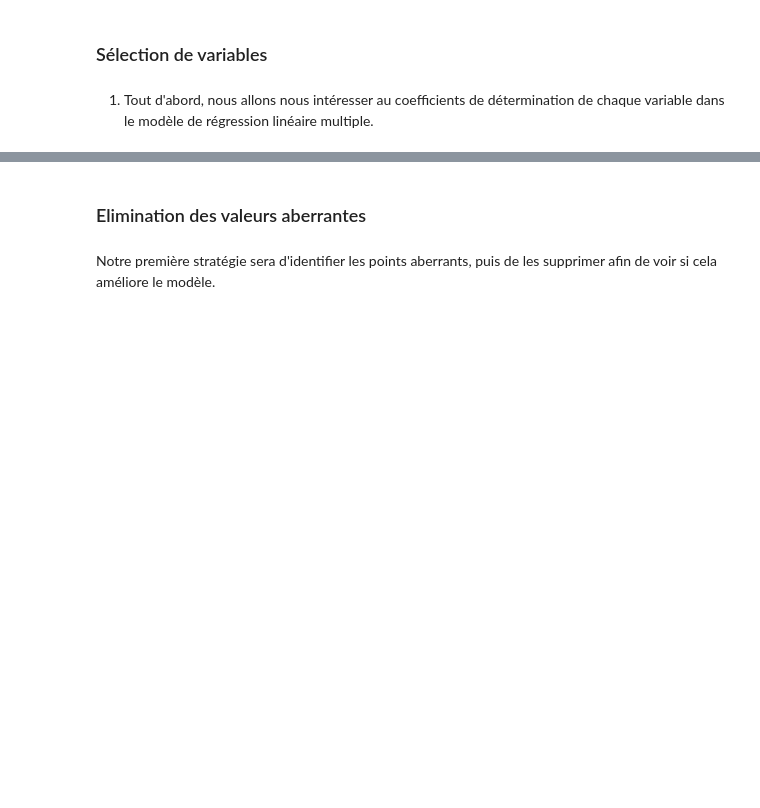
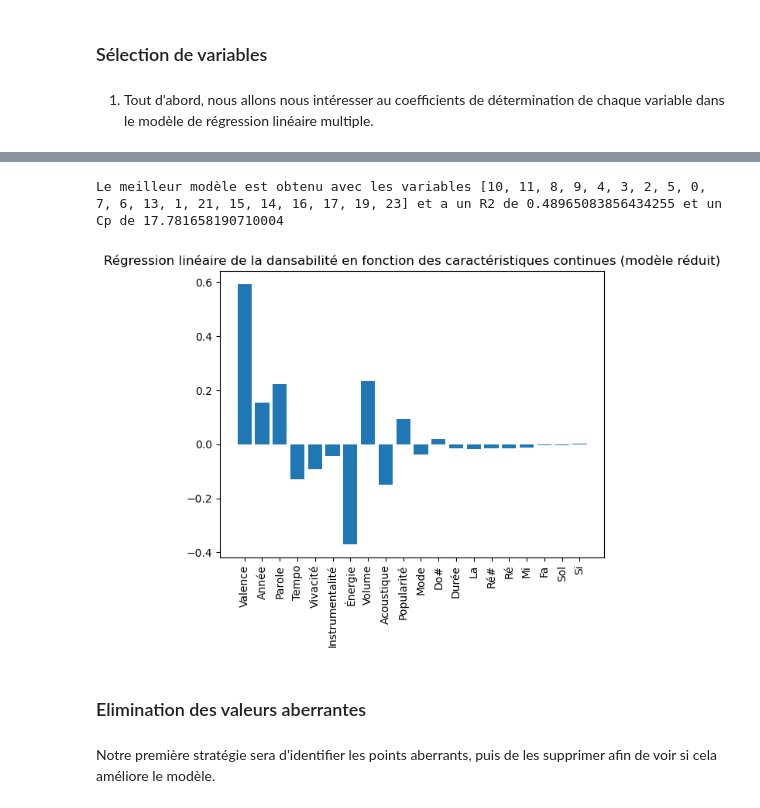
Before and after one commit to AlixANNERAUD/Music_danceability_prediction, a Jupyter notebook: Projet.ipynb, the cells around one changed output, grey strips where cells are left out. Drawn from its saved outputs; the diff is of its cells as text; code cells hidden in the pictures; blank space fills up the shorter version.

```diff
--- a/Projet.ipynb
+++ b/Projet.ipynb
@@ -391,9 +399,13 @@ def Get_Cp_Mallows(n, pi, v, S2):
 # %%
 def Forward_Selection(X, Y):
+    n, p = X.shape
+
     var_in = []
     var_out = [x for x in range(p)]
     R2_all_models = []
     Cp = []
+
+    Selected_Variables = []
 
     _, _, s2_complet = Linear_Regression(X, Y, Return_Residual_Error=True)
 
@@ -415,20 +427,42 @@ def Forward_Selection(X, Y):
         ind = np.argmin(s2_i)
         R2_all_models.append(R2_i[ind])
 
-
         # - Ajout du meilleur modèle à la liste des modèles
 
-        pi = X[:, liste_variables_courante].shape[1] - 1
+        #pi = len(var_in) + 1
+        pi = X[:, liste_variables_courante].shape[1] + 1
+
+        #pi = len(liste_variables_courante)
         #pi = X_courant.shape[1]
 
-        Cp.append(Get_Cp_Mallows(len(X), pi, v, s2_complet))
+        Cp.append(Get_Cp_Mallows(n, pi, v, s2_complet))
 
         var_in = var_in + [var_out[ind]]
+        Selected_Variables.append(list(liste_variables_courante))
         var_out.remove(var_out[ind])
 
-    return R2_all_models, Cp
-
-R2, Cp = Forward_Selection(Quantitatives_Variables_Scaled, Danceability_Scaled)
+    Lowest_Cp = np.argmin(Cp)
+    return Selected_Variables[Lowest_Cp], R2_all_models[Lowest_Cp], Cp[Lowest_Cp]
+# %%
+Selected_Variables, R2, Cp = Forward_Selection(Quantitatives_Variables_Scaled, Danceability_Scaled)
+
+print(f"Le meilleur modèle est obtenu avec les variables {Selected_Variables} et a un R2 de {R2} et un Cp de {Cp}")
+# %% [output]
+Le meilleur modèle est obtenu avec les variables [10, 11, 8, 9, 4, 3, 2, 5, 0, 7, 6, 13, 1, 21, 15, 14, 16, 17, 19, 23] et a un R2 de 0.48965083856434255 et un Cp de 17.781658190710004
+# %%
+Quantitatives_Variables_Scaled_Reduced = Quantitatives_Variables_Scaled[:, Selected_Variables]
+
+Model_Reduced, Residuals_Reduced, R2_Reduced = Linear_Regression(Quantitatives_Variables_Scaled_Reduced, Danceability_Scaled, True)
+
+Quantitatives_Variables_Labels_Reduced = [Quantitatives_Variables_Labels[i] for i in Selected_Variables]
+
+plt.bar(np.arange(len(Selected_Variables)), Model_Reduced.coef_[0])
+plt.title("Régression linéaire de la dansabilité en fonction des caractéristiques continues (modèle réduit)")
+plt.xticks(np.arange(len(Selected_Variables)), Quantitatives_Variables_Labels_Reduced, rotation='vertical')
+plt.savefig("./Images/Régression linéaire de la dansabilité en fonction des caractéristiques continues (modèle réduit).svg")
+plt.show()
+# %% [output]
+[figure, added]
 # %% [markdown]
 ### Elimination des valeurs aberrantes
 # %% [markdown]
```
Also changed, not shown: parts of 24 cells of this notebook, 9 other files.
